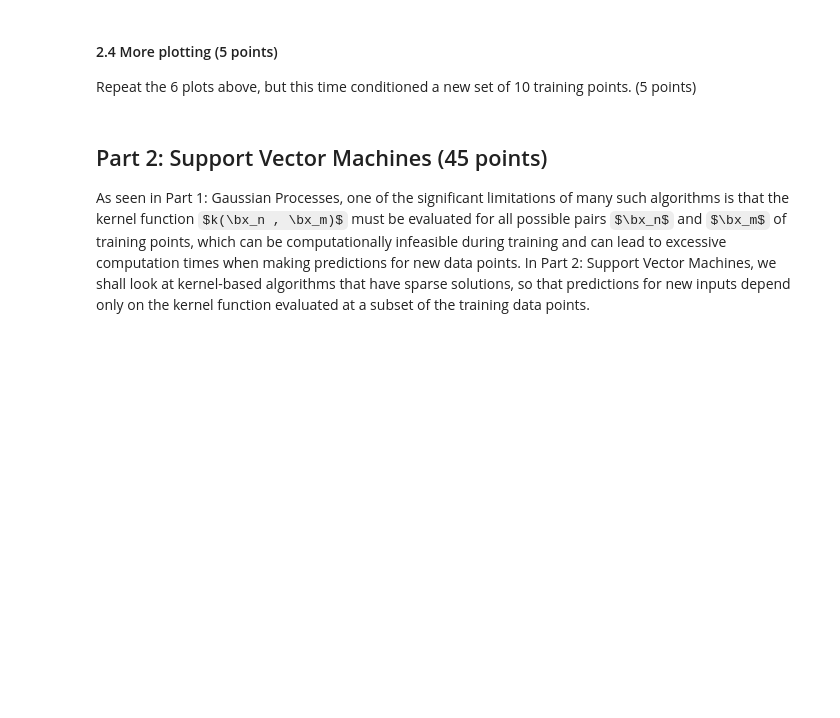
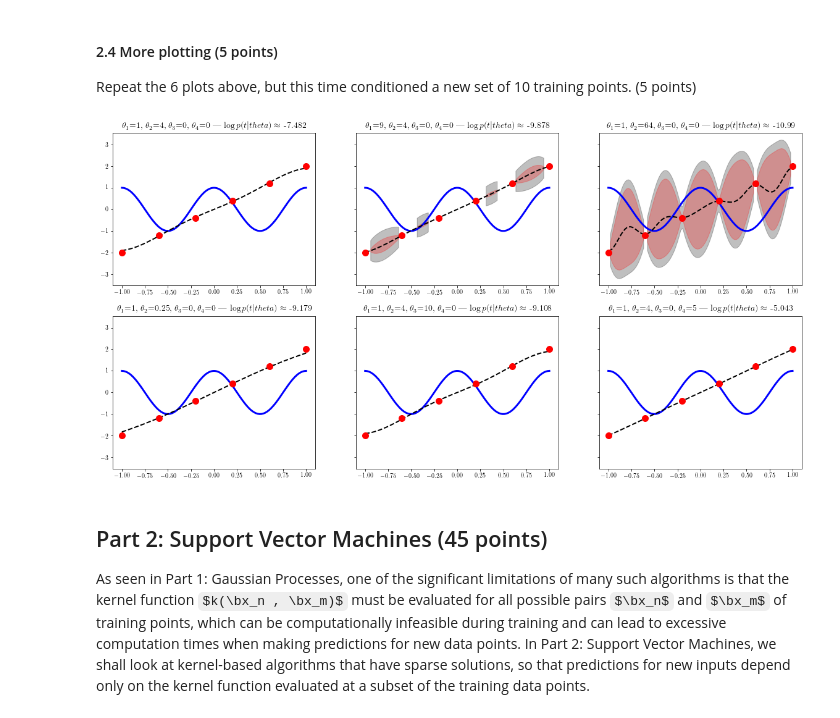
Before and after one commit to Kaleidophon/-friendly-octo-palm-tree, a Jupyter notebook: lab3.ipynb, the cells around one changed output. Cells and saved outputs as stored; diff of their text form; code cells hidden in the pictures; some formulas as TeX source; blank space fills up the shorter version.

```diff
--- a/lab3.ipynb
+++ b/lab3.ipynb
@@ -239,3 +308,32 @@ raise NotImplementedError()
+# %%
+N = 6
+beta = 25
+x_train = np.linspace(-1, 1, N)
+t_train = 2 * x_train
+x_test = np.linspace(-1, 1, N_test)
+y_test = true_mean_function(x_test)
+
+plt.rc('text', usetex=True)
+plt.rc('font', family='serif')
+
+theta_combinations = [
+    [1, 4, 0, 0],
+    [9, 4, 0, 0],
+    [1, 64, 0, 0],
+    [1, 0.25, 0, 0],
+    [1, 4, 10, 0],
+    [1, 4, 0, 5]
+]
+
+fig, axes = plt.subplots(2, 3, sharey="all")
+
+for thetas, ax in zip(theta_combinations, axes.flatten()):
+    mean_test, var_test, C = gp_predictive_distribution(x_train, t_train, x_test, thetas, beta)
+    #print("var_test", var_test)
+    lp, C, invC = gp_log_likelihood(x_train, t_train, theta, beta, C=C)
+    adjusted_gp_plot(x_test, y_test, mean_test, var_test, x_train, t_train, thetas, beta, ax, lp=lp)
+# %% [output]
+[figure, added]
 # %% [markdown]
 ## Part 2: Support Vector Machines (45 points)
 As seen in Part 1: Gaussian Processes, one of the significant limitations of many such algorithms is that the kernel function $k(\bx_n , \bx_m)$ must be evaluated for all possible pairs $\bx_n$ and $\bx_m$ of training points, which can be computationally infeasible during training and can lead to excessive computation times when making predictions for new data points.
```
Also changed, not shown: parts of 9 cells of this notebook.
